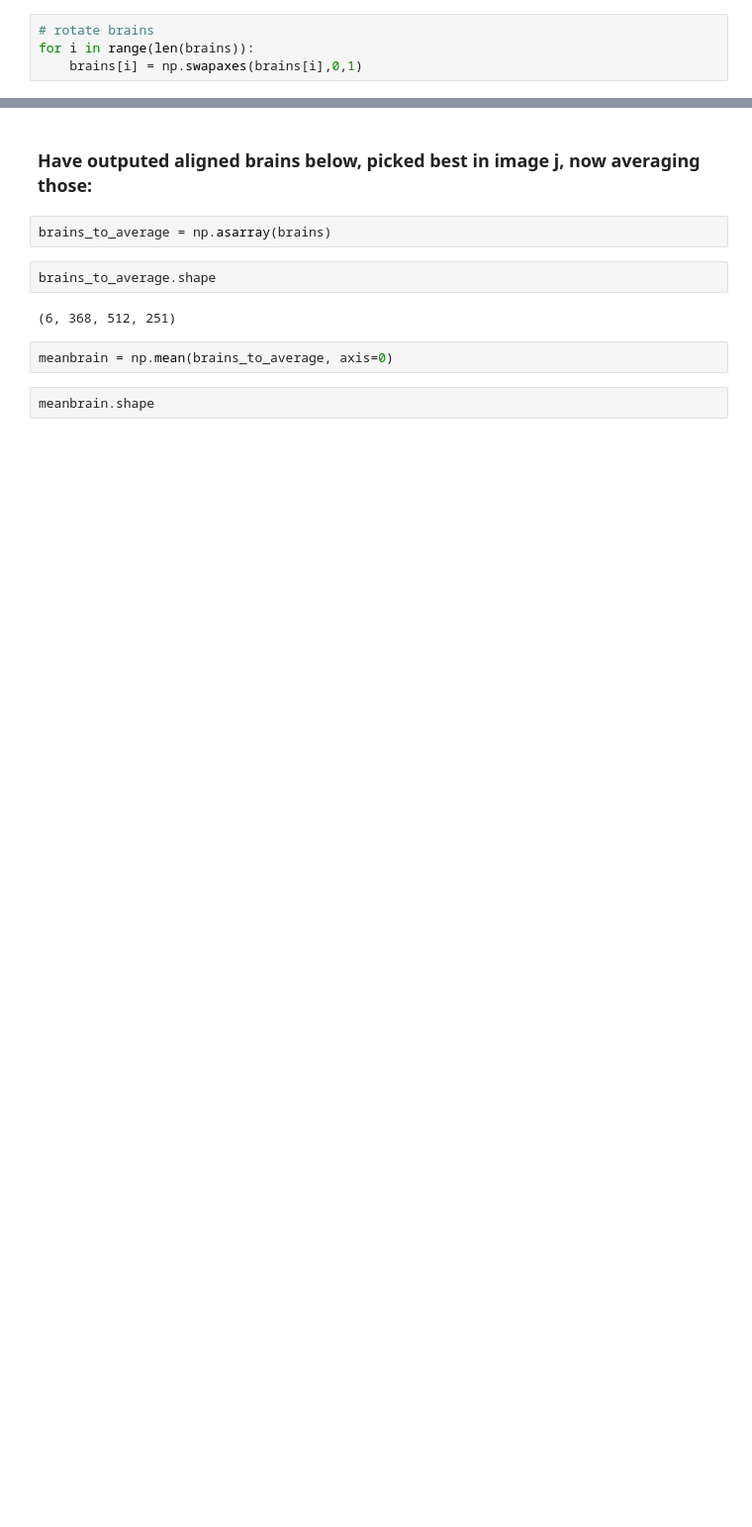
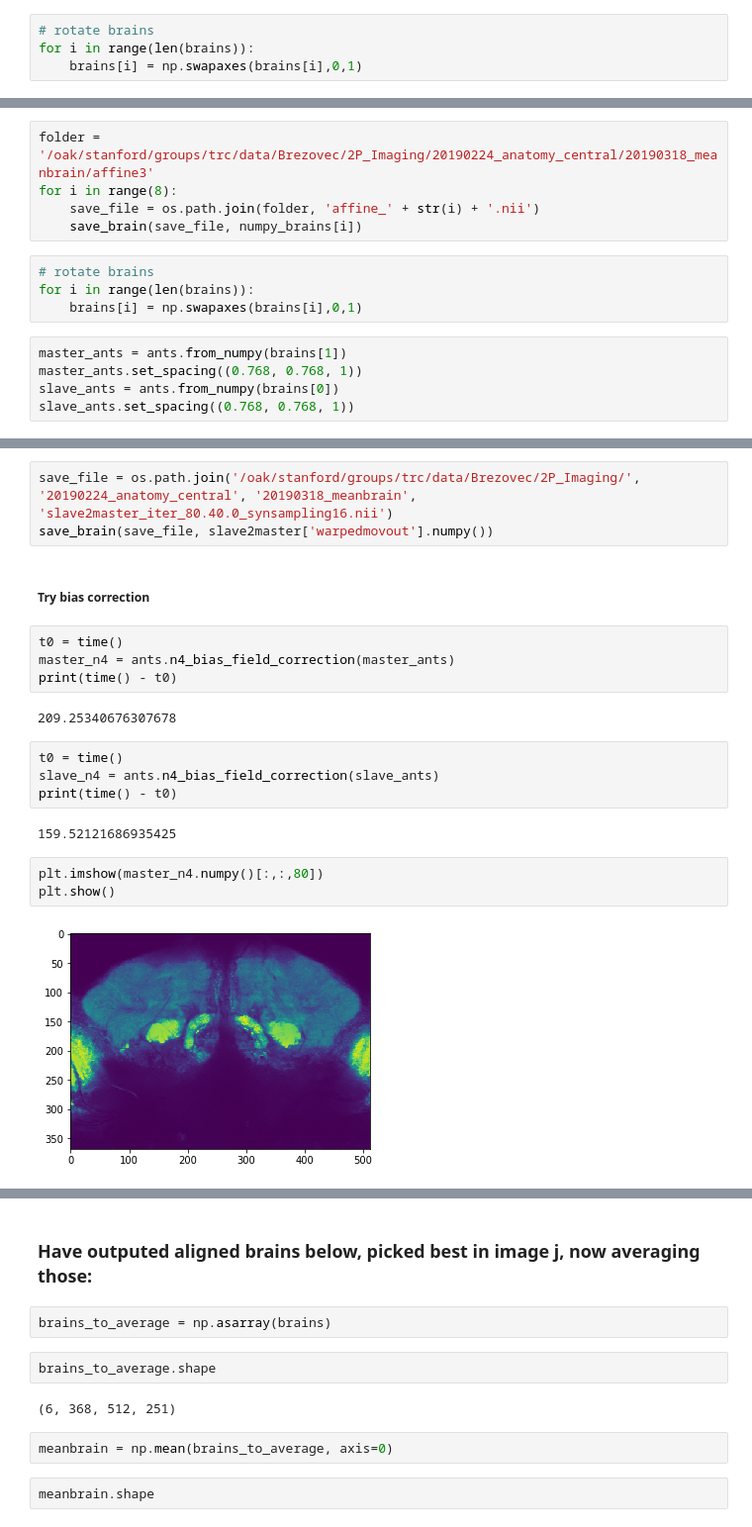
Before and after one commit to bellabrez/bigbadbrain, a Jupyter notebook: jupyter_notebooks/20190228 - Making MeanBrain.ipynb, the cells around one changed output, grey strips where cells are left out. Shown at 99% size. Drawn from its saved outputs; the diff is of its cells as text; blank space fills up the shorter version.

```diff
--- a/jupyter_notebooks/20190228 - Making MeanBrain.ipynb
+++ b/jupyter_notebooks/20190228 - Making MeanBrain.ipynb
@@ -120,0 +214,14 @@ np.shape(brains[0])
+# %%
+folder = '/oak/stanford/groups/trc/data/Brezovec/2P_Imaging/20190224_anatomy_central/20190318_meanbrain/affine3'
+for i in range(8):
+    save_file = os.path.join(folder, 'affine_' + str(i) + '.nii')
+    save_brain(save_file, numpy_brains[i])
+# %%
+# rotate brains
+for i in range(len(brains)):
+    brains[i] = np.swapaxes(brains[i],0,1)
+# %%
+master_ants = ants.from_numpy(brains[1])
+master_ants.set_spacing((0.768, 0.768, 1))
+slave_ants = ants.from_numpy(brains[0])
+slave_ants.set_spacing((0.768, 0.768, 1))
@@ -120,0 +253,22 @@ np.shape(brains[0])
+# %%
+save_file = os.path.join('/oak/stanford/groups/trc/data/Brezovec/2P_Imaging/', '20190224_anatomy_central', '20190318_meanbrain', 'slave2master_iter_80.40.0_synsampling16.nii')
+save_brain(save_file, slave2master['warpedmovout'].numpy())
+# %% [markdown]
+##### Try bias correction
+# %%
+t0 = time()
+master_n4 = ants.n4_bias_field_correction(master_ants)
+print(time() - t0)
+# %% [output]
+209.25340676307678
+# %%
+t0 = time()
+slave_n4 = ants.n4_bias_field_correction(slave_ants)
+print(time() - t0)
+# %% [output]
+159.52121686935425
+# %%
+plt.imshow(master_n4.numpy()[:,:,80])
+plt.show()
+# %% [output]
+[figure, added]
```
Also changed, not shown: parts of 31 cells of this notebook.
